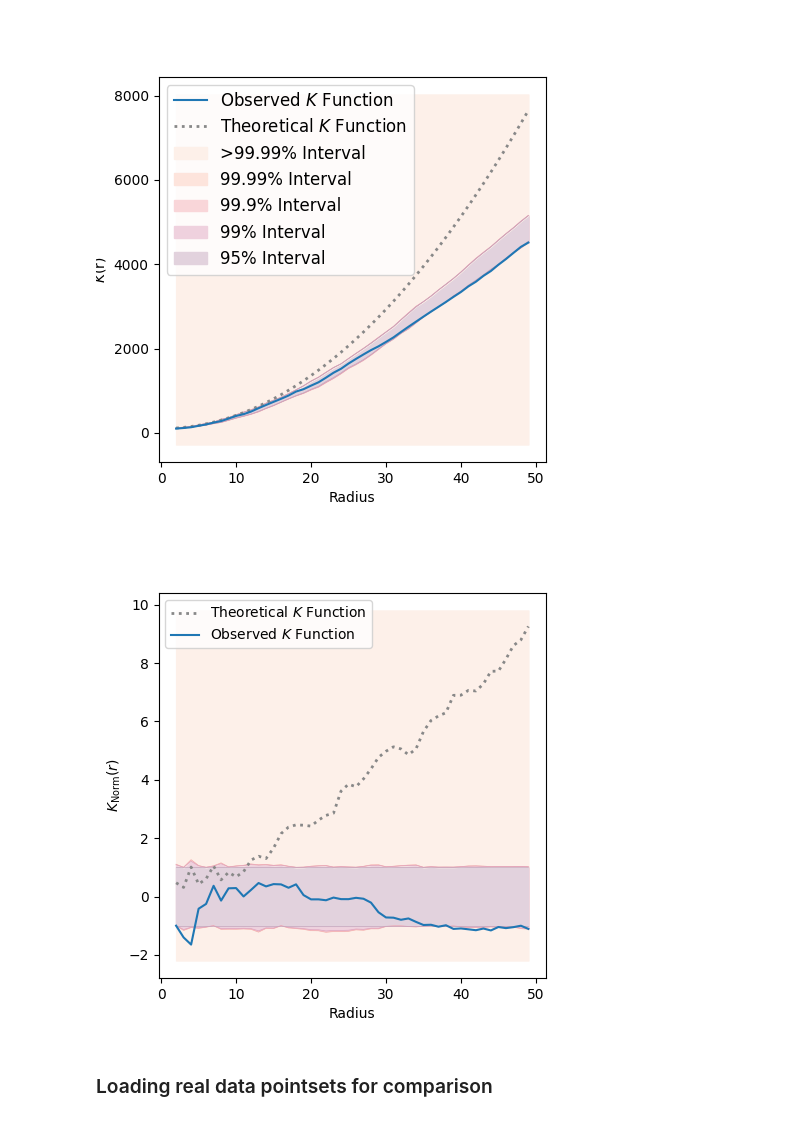
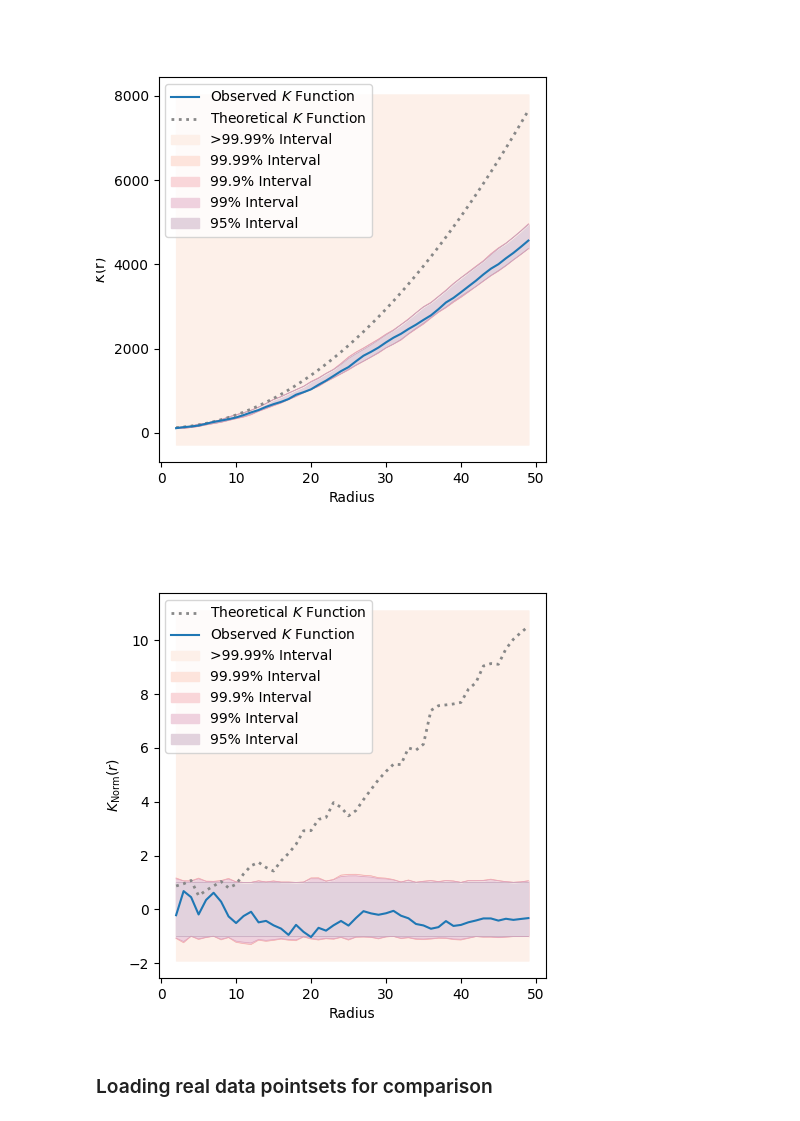
Before and after one commit to dkermany/mdspacer, a Jupyter notebook: ipynb/spacer3d.ipynb, the cells around one changed output. Cells and saved outputs as stored; diff of their text form; code cells hidden in the pictures.

Commit message:
Cleared empty figure and made tutorial simulations be 20

```diff
--- a/ipynb/spacer3d.ipynb
+++ b/ipynb/spacer3d.ipynb
@@ -28,12 +28,16 @@ ax.scatter(test_set2[:, 1],test_set2[:, 0], color="#00f",marker="o", depthshade=
 # %%
 ### Univariate analysis compares a set of points against itself
 test_results = run_ripley(test_set1, test_set1, test_mask, test_radii, n_processes=1)
-random_test_results = monte_carlo(test_set1, test_mask, test_radii, mode="2D", n_samples=10, n_processes=1)
+
+# Generate set of simulations to test observed results against
+random_test_results = monte_carlo(test_set1, test_mask, test_radii, mode="2D", n_samples=20, n_processes=1)
+
+# Plot Ripley's K functions
 plot_ripley(test_results, rand_df=random_test_results, mode="2D")
 plot_ripley(test_results, rand_df=random_test_results, mode="2D", norm=True)
 # %% [output]
-[figure, old version]
+[figure, new version]
-[figure, old version]
+[figure, new version]
 # %% [markdown]
 ### Loading real data pointsets for comparison
 # %%
```
Also changed, not shown: parts of 1 cell of this notebook.
